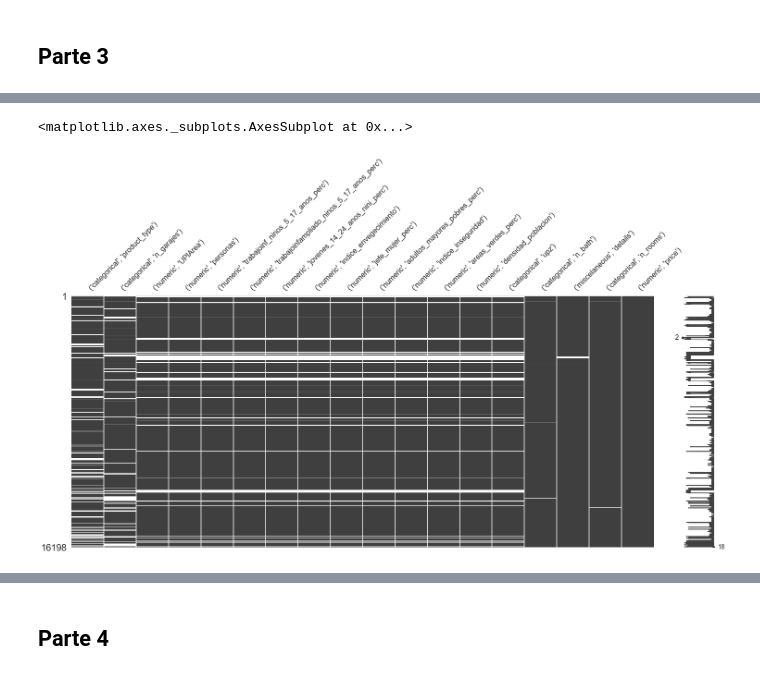
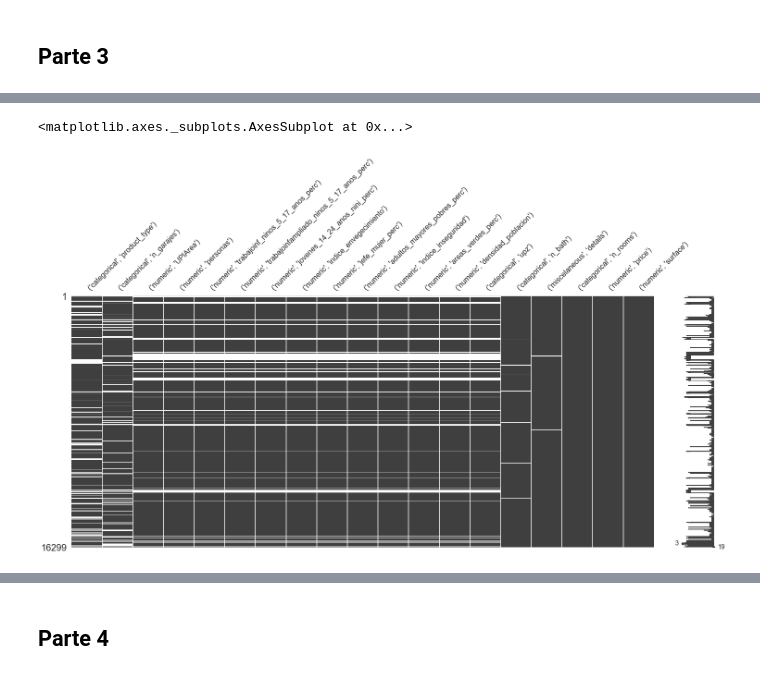
Before and after one commit to kurtwalsen/MA6202-Tarea-1, a Jupyter notebook: tarea1.ipynb, the cells around one changed output, grey strips where cells are left out. Cells and saved outputs as stored; diff of their text form; code cells hidden in the pictures.

```diff
--- a/tarea1.ipynb
+++ b/tarea1.ipynb
@@ -1452,11 +1560,28 @@ msno.matrix(df,ax = ax, sparkline=False)
-# %%
-'''Esquema ordenado según cantidad de datos faltantes, observamos que
-
-'''
-msno.matrix(df[list(df.isnull().sum().nlargest(18).index)], sparkline=True)
-# %% [output]
-<matplotlib.axes._subplots.AxesSubplot at 0x...>
-[figure, removed]
+# %%
+'''Esquema ordenado según cantidad de datos faltantes
+Observamos que las columnas con más datos faltantes correspondes a
+`product_type` y 'n_garajes'
+-'product_type' se debe a como la definimos en
+la sección P1.4, luego depende de parámetros visibles en la data
+('property_type','rent_type','surface'). Nuestro tratamiento para ésta
+variable será simplemente eliminarlas.
+-'n_garajes' se debe a la ausencia de la keyword '-garajes' en url. Por
+lo tanto, la ausencia de ésta data se puede inferir a partir de la
+variable 'url', variable sobre la cual fue construida esta columna.
+
+Respecto a las columnas 'n_bath','details','n_rooms','price','surface'
+no es posible determinar un patron claro, más aun cuando la ausencia
+de las variables en las ultimas 3 mencionadas son pocas (menos de 33).
+Creemos entonces que ésta información es perdida completamente al azar,
+pues depende de algo que no estamos viendo reflejado en la data(mal
+ingreso de los datos, omisión de informacion por parte del vendedor,etc.)
+Ésta información se intentará imputar asignando media mediante agrupaciónes
+por 'upz' donde sea posible.
+'''
+msno.matrix(df_copy[list(df.isnull().sum().nlargest(19).index)], sparkline=True)
+# %% [output]
+<matplotlib.axes._subplots.AxesSubplot at 0x...>
+[figure, added]
 # %%
 '''Mediante un mapa de calor podemos identificar la correlación
 entre los valores faltantes, para determinar si existe algún tipo
```
Also changed, not shown: parts of 24 cells of this notebook.
